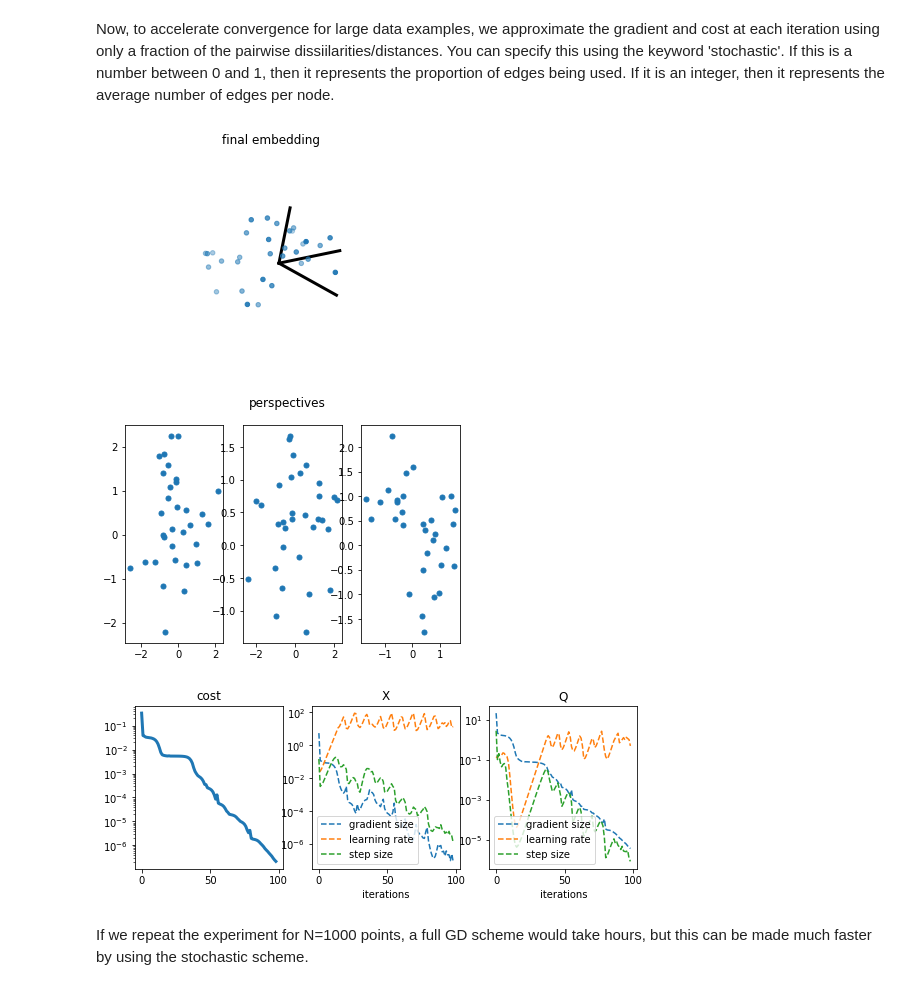
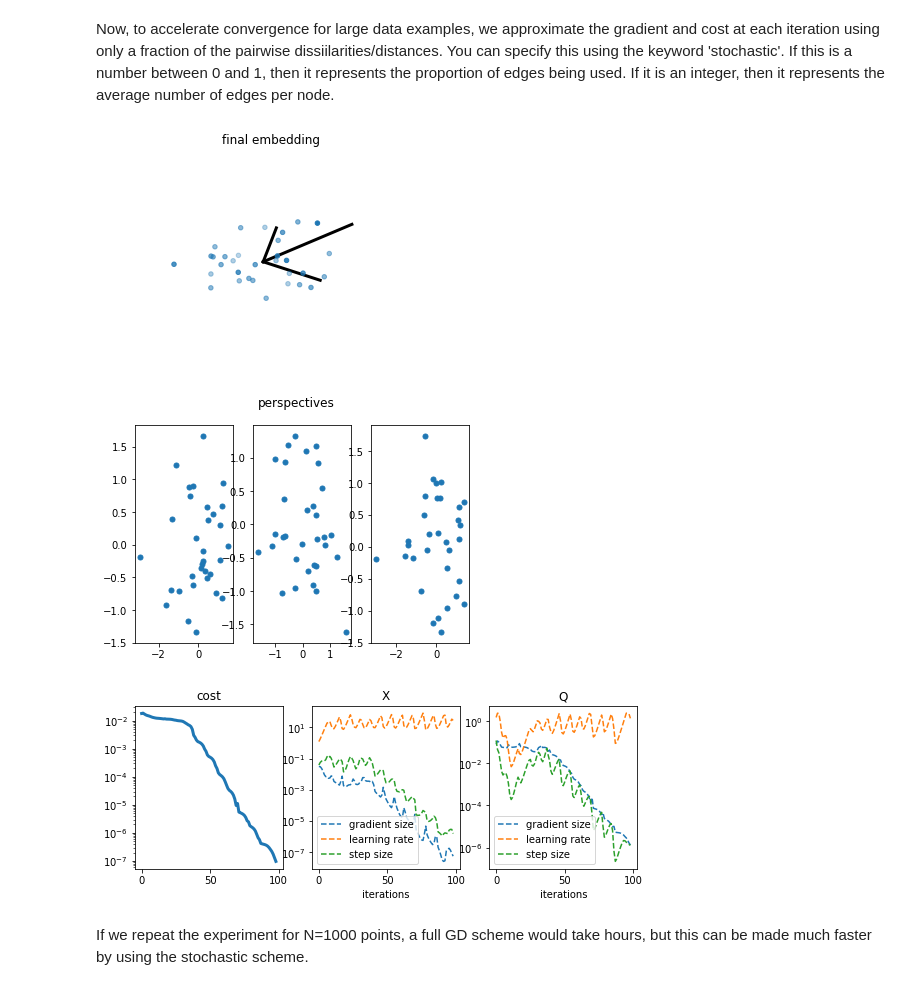
Before and after one commit to enggiqbal/MPSE, a Jupyter notebook: MPSE/mview_examples.ipynb, the cells around one changed output. Saved outputs shown, nothing was run; the diff lists cells and outputs as text; code cells hidden in the pictures.

```diff
--- a/MPSE/mview_examples.ipynb
+++ b/MPSE/mview_examples.ipynb
@@ -95,11 +95,12 @@ Xf,Qf,cost,H = mview.MPSE([Y1,Y2,Y3],plot=True)
 # %% [markdown]
 Now, to accelerate convergence for large data examples, we approximate the gradient and cost at each iteration using only a fraction of the pairwise dissiilarities/distances. You can specify this using the keyword 'stochastic'. If this is a number between 0 and 1, then it represents the proportion of edges being used. If it is an integer, then it represents the average number of edges per node.
 # %%
-Xf,Qf,cost,H = mview.MPSE([Y1,Y2,Y3],edge_proportion=0.50,plot=True)
+Xf,Qf,cost,H = mview.MPSE([Y1,Y2,Y3],edge_proportion=0.50,smart_initialize=True,
+                          plot=True)
 # %% [output]
-[figure, old version]
+[figure, new version]
-[figure, old version]
+[figure, new version]
-[figure, old version]
+[figure, new version]
 # %% [markdown]
 If we repeat the experiment for N=1000 points, a full GD scheme would take hours, but this can be made much faster by using the stochastic scheme.
 # %%
```
Also changed, not shown: parts of 16 cells of this notebook, 3 other files.
